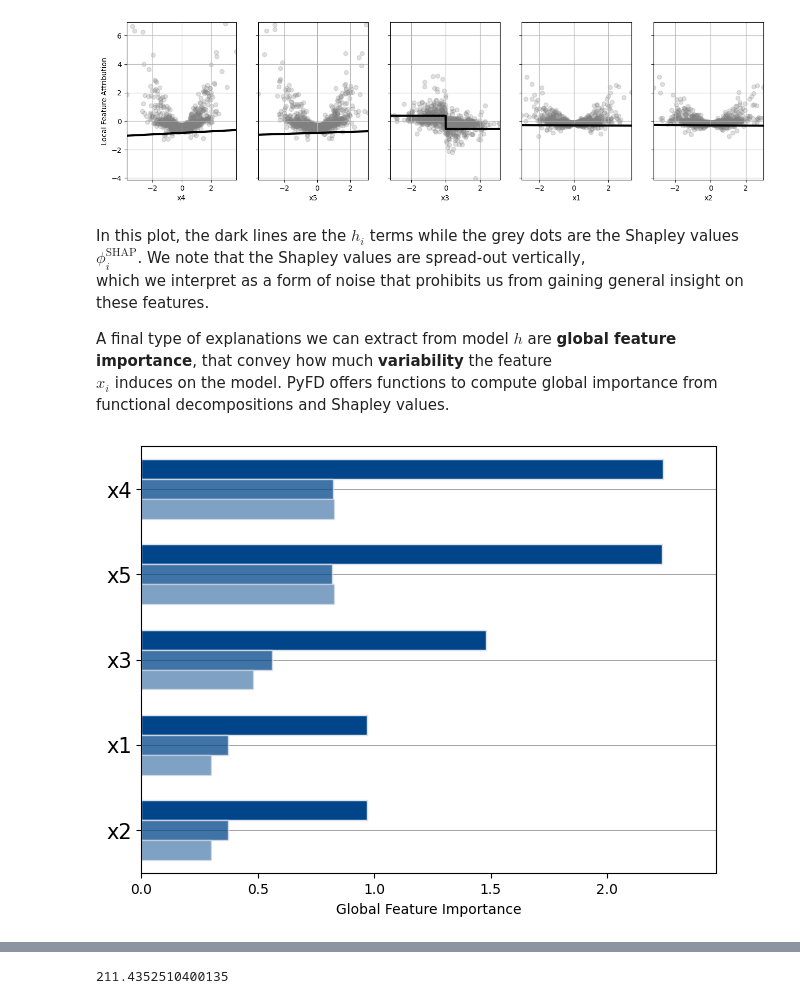
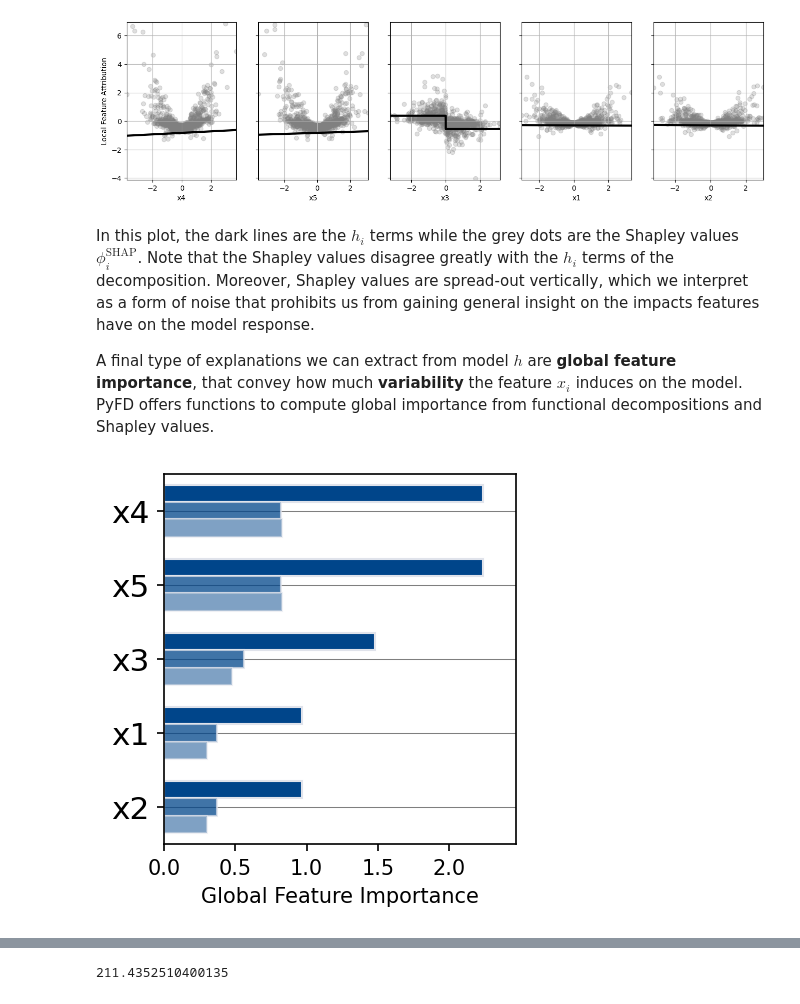
Before and after one commit to gablabc/PyFD, a Jupyter notebook: tutorials/1-1-PyFD-Introduction.ipynb, the cells around one changed output, grey strips where cells are left out. Cells and saved outputs as stored; diff of their text form; code cells hidden in the pictures.

Commit message:
Improve plots in first notebook

```diff
--- a/tutorials/1-1-PyFD-Introduction.ipynb
+++ b/tutorials/1-1-PyFD-Introduction.ipynb
@@ -128,24 +127,24 @@ plt.savefig(os.path.join("Images", "1-1-SHAP.png"), bbox_inches="tight")
 # %% [output]
 [figure]
 # %% [markdown]
-In this plot, the dark lines are the $h_i$ terms while the grey dots are the Shapley values $\phi^{\text{SHAP}}_i$. We note that the Shapley values
-are spread-out vertically,<br>
-which we interpret as a form of noise that prohibits us from gaining general insight on these features.
+In this plot, the dark lines are the $h_i$ terms while the grey dots are the Shapley values $\phi^{\text{SHAP}}_i$. Note that the Shapley values disagree greatly with the $h_i$ terms of the decomposition. Moreover, Shapley values are spread-out vertically, which we interpret as a form of noise that prohibits us from gaining general insight
+on the impacts features have on the model response.
 
-A final type of explanations we can extract from model $h$ are **global feature importance**, that convey how much **variability** the feature <br>
-$x_i$ induces on the model. PyFD offers functions to compute global importance from functional decompositions and Shapley values.
+A final type of explanations we can extract from model $h$ are **global feature importance**, that convey how
+much **variability** the feature $x_i$ induces on the model. PyFD offers functions to compute global importance from functional decompositions and Shapley values.
 # %%
 from pyfd.decompositions import get_PDP_PFI_importance
 from pyfd.shapley import get_SHAP_importance
 from pyfd.plots import bar, decomposition_graph
 
-# We compute global feature importance using the functional decomposition
+# We compute PDP and PFI global feature importance using the functional decomposition
 I_PDP, I_PFI = get_PDP_PFI_importance(decomposition)
-# We compute global feature importance using the Shapley Values
+# We compute SHAP global feature importance using the Shapley Values
 I_SHAP = get_SHAP_importance(shap_values)
-bar([I_PFI, I_SHAP, I_PDP], features.names())
+plt.figure(figsize=(3, 3), dpi=150)
+bar([I_PFI, I_SHAP, I_PDP], features.names(), ax=plt.gca())
 plt.xlabel("Global Feature Importance")
 plt.savefig(os.path.join("Images", "1-1-GFI"), bbox_inches="tight")
 # %% [output]
-[figure, old version]
+[figure, new version]
 # %% [markdown]
```
Also changed, not shown: parts of 20 cells of this notebook, 2 other files.
